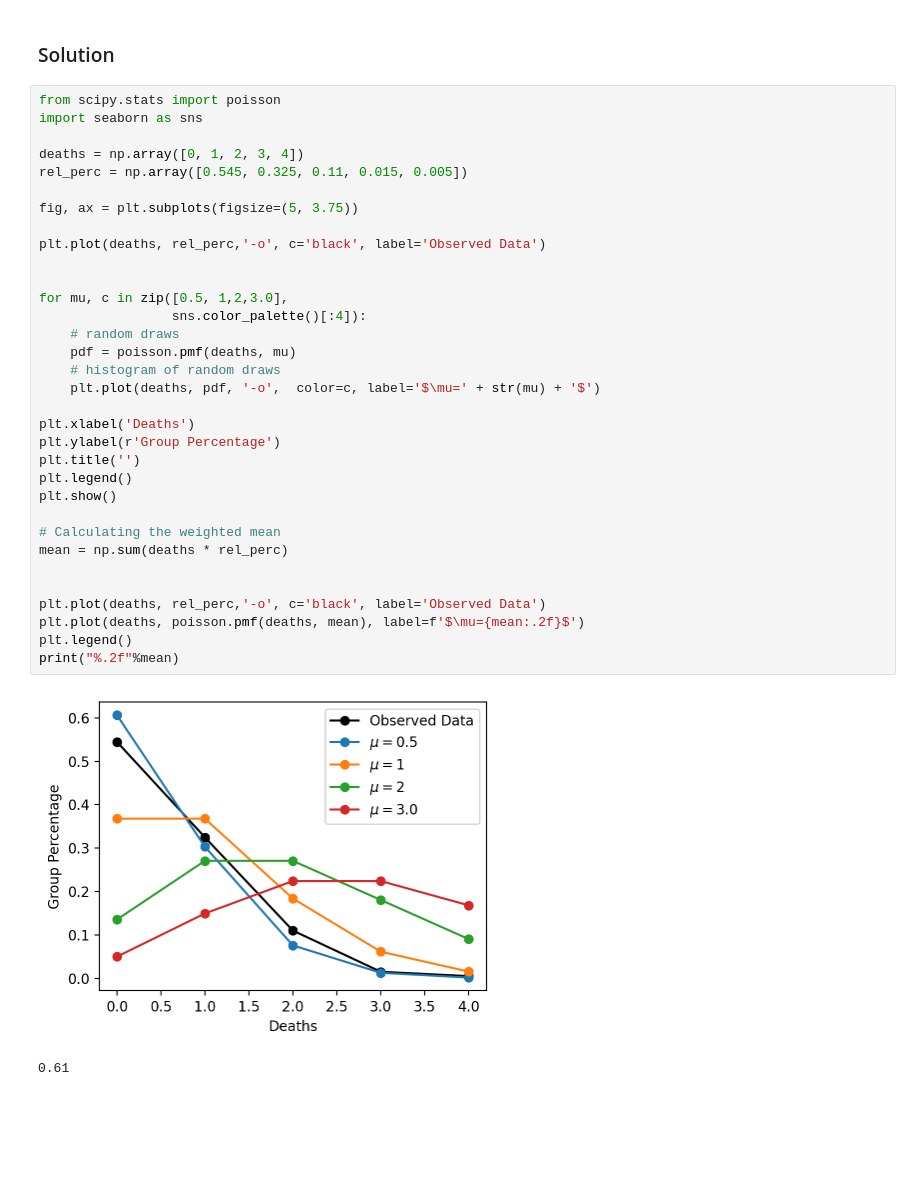
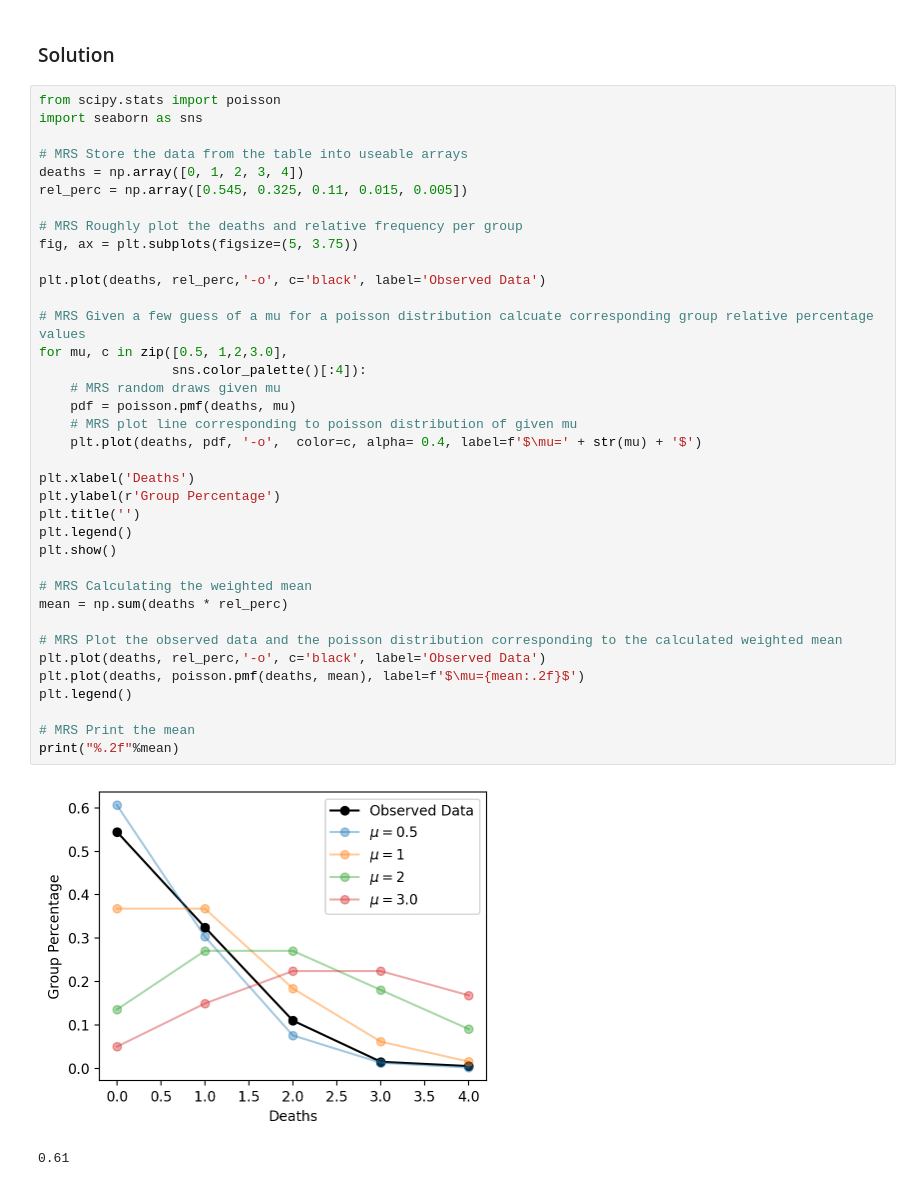
Before and after one commit to VanderbiltAstronomy/astr_8070_s25, a Jupyter notebook: coursework/student_folders/m_rizzosmith/homework/vu_astr8070_s25_hw2_mikerizzosmith.ipynb, the cells around one changed output. Drawn from its saved outputs; the diff is of its cells as text; blank space fills up the shorter version.

```diff
--- a/coursework/student_folders/m_rizzosmith/homework/vu_astr8070_s25_hw2_mikerizzosmith.ipynb
+++ b/coursework/student_folders/m_rizzosmith/homework/vu_astr8070_s25_hw2_mikerizzosmith.ipynb
@@ -145,37 +267,41 @@ The data essentially consist of 200 total years of Prussian army corps informati
 # %%
 from scipy.stats import poisson
 import seaborn as sns
 
+# MRS Store the data from the table into useable arrays
 deaths = np.array([0, 1, 2, 3, 4])
 rel_perc = np.array([0.545, 0.325, 0.11, 0.015, 0.005])
 
+# MRS Roughly plot the deaths and relative frequency per group
 fig, ax = plt.subplots(figsize=(5, 3.75))
 
 plt.plot(deaths, rel_perc,'-o', c='black', label='Observed Data')
 
-
+# MRS Given a few guess of a mu for a poisson distribution calcuate corresponding group relative percentage values
 for mu, c in zip([0.5, 1,2,3.0],
                  sns.color_palette()[:4]):
-    # random draws
+    # MRS random draws given mu
     pdf = poisson.pmf(deaths, mu)
-    # histogram of random draws
-    plt.plot(deaths, pdf, '-o',  color=c, label='$\mu=' + str(mu) + '$')
+    # MRS plot line corresponding to poisson distribution of given mu
+    plt.plot(deaths, pdf, '-o',  color=c, alpha= 0.4, label=f'$\mu=' + str(mu) + '$')
 
 plt.xlabel('Deaths')
 plt.ylabel(r'Group Percentage')
 plt.title('')
 plt.legend()
 plt.show()
 
-# Calculating the weighted mean
+# MRS Calculating the weighted mean
 mean = np.sum(deaths * rel_perc)
 
-
+# MRS Plot the observed data and the poisson distribution corresponding to the calculated weighted mean
 plt.plot(deaths, rel_perc,'-o', c='black', label='Observed Data')
 plt.plot(deaths, poisson.pmf(deaths, mean), label=f'$\mu={mean:.2f}$')
 plt.legend()
+
+# MRS Print the mean
 print("%.2f"%mean)
 # %% [output]
-[figure, old version]
+[figure, new version]
 0.61
 [figure]
```
Also changed, not shown: parts of 3 cells of this notebook.
